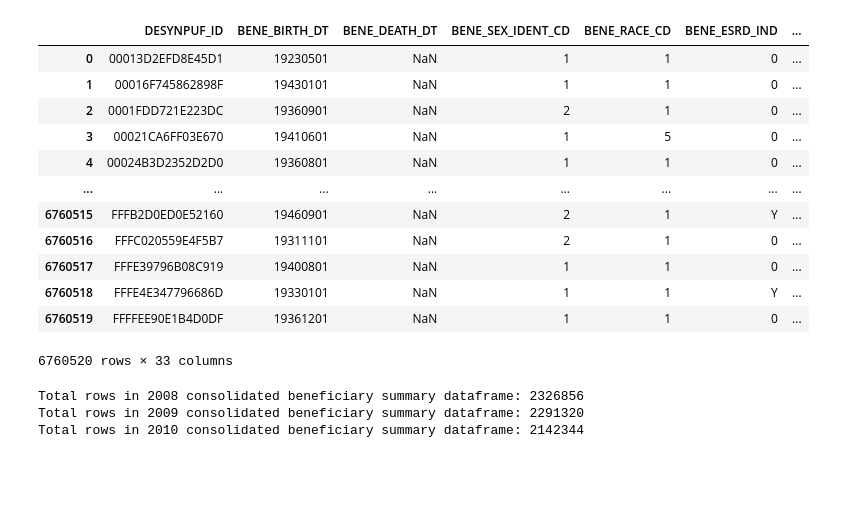
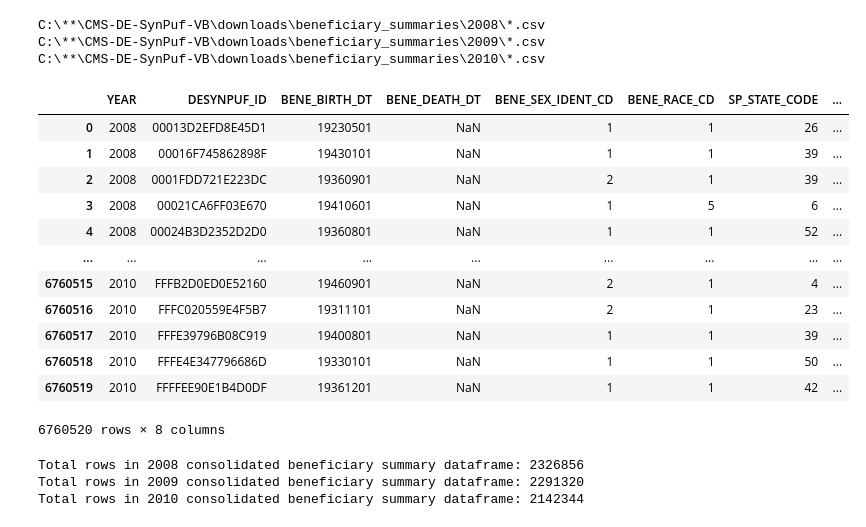
Before and after one commit to MasterPastures/CMS-DE-SynPuf-VB, a Jupyter notebook: notebooks/beneficiary_summary_eda.ipynb, the cells around one changed output. Drawn from its saved outputs; the diff is of its cells as text; code cells hidden in the pictures; blank space fills up the shorter version.

Commit message:
finished beneficiary summary EDA

```diff
--- a/notebooks/beneficiary_summary_eda.ipynb
+++ b/notebooks/beneficiary_summary_eda.ipynb
@@ -11,46 +14,71 @@ print(ls)
 # %%
-# construct paths to subdirectories in downloads\beneficiary_summaries using list from previous cell
-path_bs_2008 = ls[0] + os.sep + 'CMS-DE-SynPuf-VB' + os.sep + 'downloads' + os.sep + 'beneficiary_summaries' + os.sep + '2008' + os.sep
-path_bs_2009 = ls[0] + os.sep + 'CMS-DE-SynPuf-VB' + os.sep + 'downloads' + os.sep + 'beneficiary_summaries' + os.sep + '2009' + os.sep
-path_bs_2010 = ls[0] + os.sep + 'CMS-DE-SynPuf-VB' + os.sep + 'downloads' + os.sep + 'beneficiary_summaries' + os.sep + '2010' + os.sep
+# construct paths to subdirectories in downloads\beneficiary_summaries
+path_bs_2008 = ls[0] + os.sep + '**' + os.sep + 'CMS-DE-SynPuf-VB' + os.sep + 'downloads' + os.sep + 'beneficiary_summaries' + os.sep + '2008' + os.sep + '*.csv'
+path_bs_2009 = ls[0] + os.sep + '**' + os.sep + 'CMS-DE-SynPuf-VB' + os.sep + 'downloads' + os.sep + 'beneficiary_summaries' + os.sep + '2009' + os.sep + '*.csv'
+path_bs_2010 = ls[0] + os.sep + '**' + os.sep + 'CMS-DE-SynPuf-VB' + os.sep + 'downloads' + os.sep + 'beneficiary_summaries' + os.sep + '2010' + os.sep + '*.csv'
+# %% [output]
+C:\**\CMS-DE-SynPuf-VB\downloads\beneficiary_summaries\2008\*.csv
+C:\**\CMS-DE-SynPuf-VB\downloads\beneficiary_summaries\2009\*.csv
+C:\**\CMS-DE-SynPuf-VB\downloads\beneficiary_summaries\2010\*.csv
+# %%
+# use glob to filter out the files in each subdirectory with the extension .csv
+all_bs_2008_files = glob.glob(path_bs_2008, recursive=True)
+all_bs_2009_files = glob.glob(path_bs_2009, recursive=True)
+all_bs_2010_files = glob.glob(path_bs_2010, recursive=True)
+
+# however, because glob will find the file in every subdirectory, files will have
+# several paths. there is a need to establish a base part of a url so we can have
+# only one instance of each file
+
+# arbitrarily select the first string in one glob list and use that to establish
+# the base path with which to extract paths from the larger glob lists
+
+full_path = all_bs_2008_files[0]
+split_path = full_path.split(os.sep)
+tgt = split_path.index('CMS-DE-SynPuf-VB')
+base_path = os.sep.join(split_path[0:tgt]) + os.sep
+
+valid_bs_2008_files = [x for x in all_bs_2008_files if x.startswith(base_path)]
+valid_bs_2009_files = [x for x in all_bs_2009_files if x.startswith(base_path)]
+valid_bs_2010_files = [x for x in all_bs_2010_files if x.startswith(base_path)]
 # %%
-# use glob to filter out the files in each subdirectory with the extension .csv
-all_bs_2008_files = glob.glob(os.path.join(path_bs_2008,'*.csv'))
-all_bs_2009_files = glob.glob(os.path.join(path_bs_2009,'*.csv'))
-all_bs_2010_files = glob.glob(os.path.join(path_bs_2010,'*.csv'))
-
 # create a consolidated df for each year
-bs_2008_df = pd.concat([pd.read_csv(bs_2008_file) for bs_2008_file in all_bs_2008_files])
-bs_2009_df = pd.concat([pd.read_csv(bs_2009_file) for bs_2009_file in all_bs_2009_files])
-bs_2010_df = pd.concat([pd.read_csv(bs_2010_file) for bs_2010_file in all_bs_2010_files])
+bs_2008_df = pd.concat([pd.read_csv(bs_2008_file) for bs_2008_file in valid_bs_2008_files])
+bs_2009_df = pd.concat([pd.read_csv(bs_2009_file) for bs_2009_file in valid_bs_2009_files])
+bs_2010_df = pd.concat([pd.read_csv(bs_2010_file) for bs_2010_file in valid_bs_2010_files])
 
 # leverage separate dfs to add YEAR column as instructed
 bs_2008_df['YEAR'] = '2008'
 bs_2009_df['YEAR'] = '2009'
 bs_2010_df['YEAR'] = '2010'
 
 # create list with all dfs
 bs_ls = [bs_2008_df, bs_2009_df, bs_2010_df]
 
 # use pd.concat to merge the dfs in the list
 merged_bs_df = pd.concat(bs_ls, ignore_index=True)
 
+# keep columns specified in assignment document
+merged_bs_df = merged_bs_df[['YEAR', 'DESYNPUF_ID', 'BENE_BIRTH_DT', 'BENE_DEATH_DT',
+                             'BENE_SEX_IDENT_CD', 'BENE_RACE_CD', 'SP_STATE_CODE',
+                             'BENE_HMO_CVRAGE_TOT_MONS']]
+
 # display
 display(merged_bs_df)
 # %% [output]
-|  | DESYNPUF_ID | BENE_BIRTH_DT | BENE_DEATH_DT | BENE_SEX_IDENT_CD | BENE_RACE_CD | BENE_ESRD_IND | ... |
-| 0 | 00013D2EFD8E45D1 | 19230501 | NaN | 1 | 1 | 0 | ... |
-| 1 | 00016F745862898F | 19430101 | NaN | 1 | 1 | 0 | ... |
-| 2 | 0001FDD721E223DC | 19360901 | NaN | 2 | 1 | 0 | ... |
-| 3 | 00021CA6FF03E670 | 19410601 | NaN | 1 | 5 | 0 | ... |
-| 4 | 00024B3D2352D2D0 | 19360801 | NaN | 1 | 1 | 0 | ... |
-| ... | ... | ... | ... | ... | ... | ... | ... |
-| 6760515 | FFFB2D0ED0E52160 | 19460901 | NaN | 2 | 1 | Y | ... |
-| 6760516 | FFFC020559E4F5B7 | 19311101 | NaN | 2 | 1 | 0 | ... |
-| 6760517 | FFFE39796B08C919 | 19400801 | NaN | 1 | 1 | 0 | ... |
-| 6760518 | FFFE4E347796686D | 19330101 | NaN | 1 | 1 | Y | ... |
-| 6760519 | FFFFEE90E1B4D0DF | 19361201 | NaN | 1 | 1 | 0 | ... |
+|  | YEAR | DESYNPUF_ID | BENE_BIRTH_DT | BENE_DEATH_DT | BENE_SEX_IDENT_CD | BENE_RACE_CD | SP_STATE_CODE | ... |
+| 0 | 2008 | 00013D2EFD8E45D1 | 19230501 | NaN | 1 | 1 | 26 | ... |
+| 1 | 2008 | 00016F745862898F | 19430101 | NaN | 1 | 1 | 39 | ... |
+| 2 | 2008 | 0001FDD721E223DC | 19360901 | NaN | 2 | 1 | 39 | ... |
+| 3 | 2008 | 00021CA6FF03E670 | 19410601 | NaN | 1 | 5 | 6 | ... |
+| 4 | 2008 | 00024B3D2352D2D0 | 19360801 | NaN | 1 | 1 | 52 | ... |
+| ... | ... | ... | ... | ... | ... | ... | ... | ... |
+| 6760515 | 2010 | FFFB2D0ED0E52160 | 19460901 | NaN | 2 | 1 | 4 | ... |
+| 6760516 | 2010 | FFFC020559E4F5B7 | 19311101 | NaN | 2 | 1 | 23 | ... |
+| 6760517 | 2010 | FFFE39796B08C919 | 19400801 | NaN | 1 | 1 | 39 | ... |
+| 6760518 | 2010 | FFFE4E347796686D | 19330101 | NaN | 1 | 1 | 50 | ... |
+| 6760519 | 2010 | FFFFEE90E1B4D0DF | 19361201 | NaN | 1 | 1 | 42 | ... |
-6760520 rows × 33 columns
+6760520 rows × 8 columns
 # %%
 print("Total rows in 2008 consolidated beneficiary summary dataframe: %2d" % (len(bs_2008_df))) # should be 2,326,856 per
                                                                                                 # the assignment document, is consistent
```
Also changed, not shown: parts of 23 cells of this notebook.
